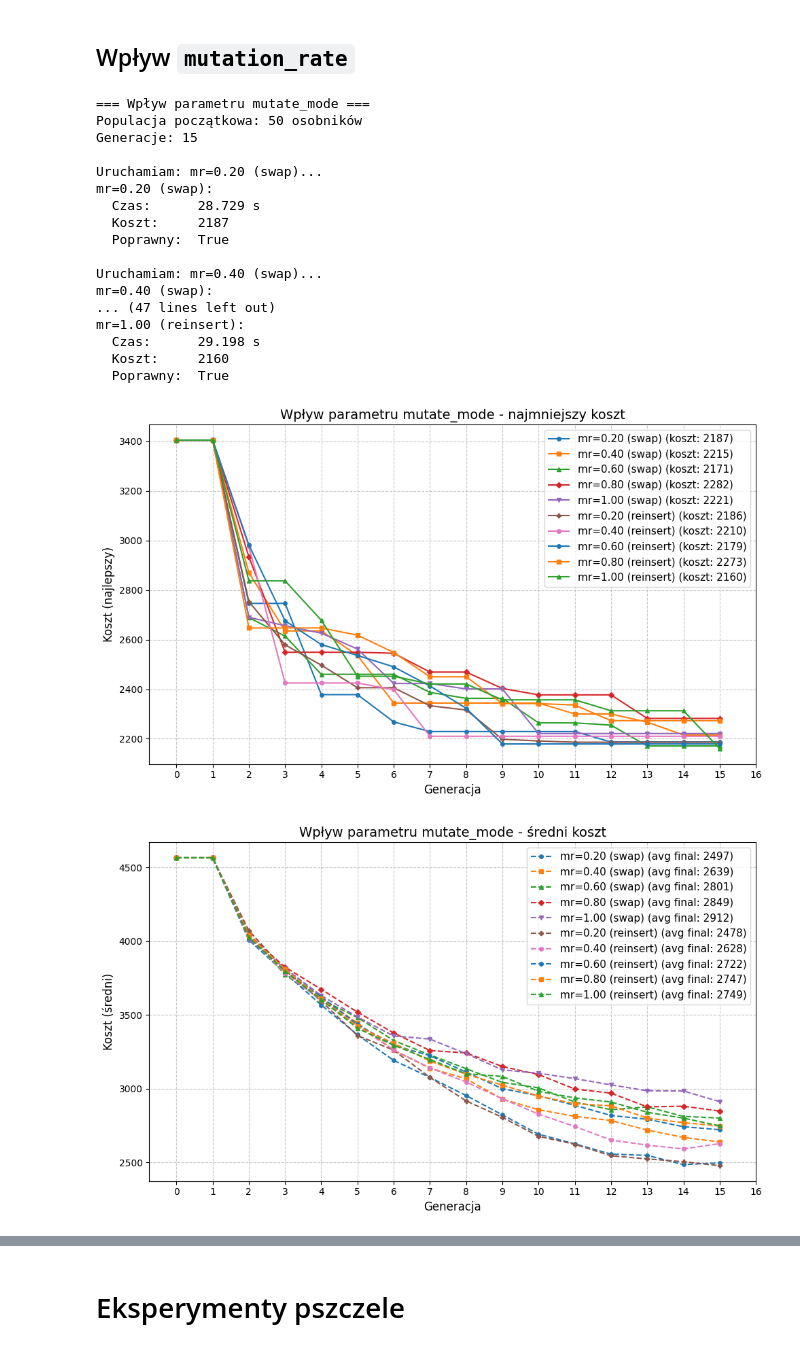
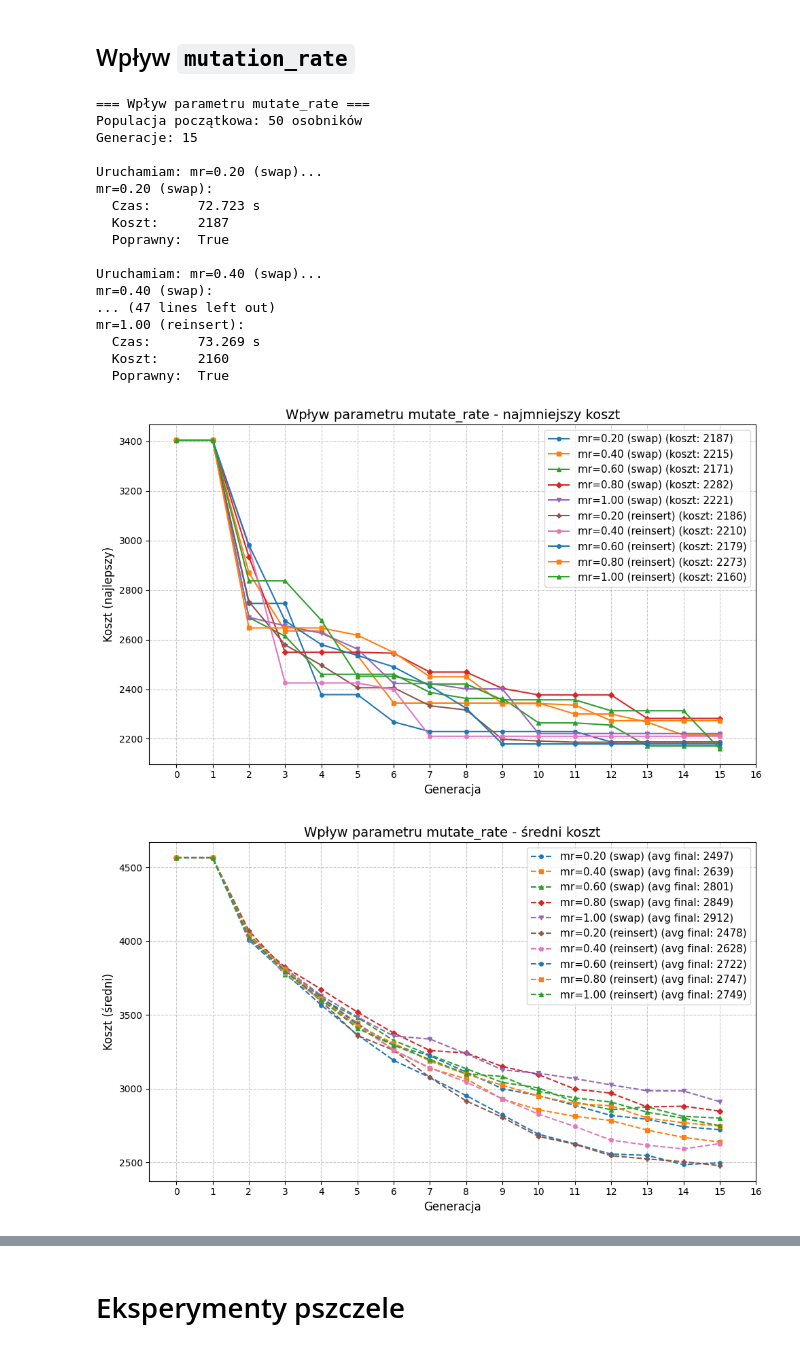
Before and after one commit to Ant-Mas/BO_2026, a Jupyter notebook: experiments.ipynb, the cells around one changed output, grey strips where cells are left out. Cells and saved outputs as stored; diff of their text form; code cells hidden in the pictures.

```diff
--- a/experiments.ipynb
+++ b/experiments.ipynb
@@ -427,7 +302,7 @@ reinsert (mr=1)                |     28.533 |       2200 |       True
 ## Wpływ `mutation_rate`
 # %%
 mutation_rate_exp = Experiment(ExperimentConfig(
-    name="Wpływ parametru mutate_mode",
+    name="Wpływ parametru mutate_rate",
     seed=42,
     generations=15,
     population_size=50,
@@ -439,37 +314,37 @@ mutation_rate_exp = Experiment(ExperimentConfig(
         GeneticAdapter(name="mr=0.80 (swap)",   mutation_rate=0.8, mutate_mode="swap"),
         GeneticAdapter(name="mr=1.00 (swap)",   mutation_rate=1, mutate_mode="swap"),
 
         GeneticAdapter(name="mr=0.20 (reinsert)",   mutation_rate=0.2, mutate_mode="reinsert"),
         GeneticAdapter(name="mr=0.40 (reinsert)",   mutation_rate=0.4, mutate_mode="reinsert"),
         GeneticAdapter(name="mr=0.60 (reinsert)",   mutation_rate=0.6, mutate_mode="reinsert"),
         GeneticAdapter(name="mr=0.80 (reinsert)",   mutation_rate=0.8, mutate_mode="reinsert"),
         GeneticAdapter(name="mr=1.00 (reinsert)",   mutation_rate=1, mutate_mode="reinsert"),
     ],
 ))
 
 mutation_rate_exp.run()
 mutation_rate_exp.plot_best_costs()
 mutation_rate_exp.plot_avg_costs()
 mutation_rate_exp.summary_table()
 # %% [output]
-=== Wpływ parametru mutate_mode ===
+=== Wpływ parametru mutate_rate ===
 Populacja początkowa: 50 osobników
 Generacje: 15
 
 Uruchamiam: mr=0.20 (swap)...
 mr=0.20 (swap):
-  Czas:      28.729 s
+  Czas:      72.723 s
   Koszt:     2187
   Poprawny:  True
 
 Uruchamiam: mr=0.40 (swap)...
 mr=0.40 (swap):
 ... (47 lines left out)
 mr=1.00 (reinsert):
-  Czas:      29.198 s
+  Czas:      73.269 s
   Koszt:     2160
   Poprawny:  True
-[figure, old version]
+[figure, new version]
-[figure, old version]
+[figure, new version]
 Algorytm                       |   Czas [s] |      Koszt |   Poprawny
 ----------------------------------------------------------------------
```
Also changed, not shown: parts of 15 cells of this notebook.
